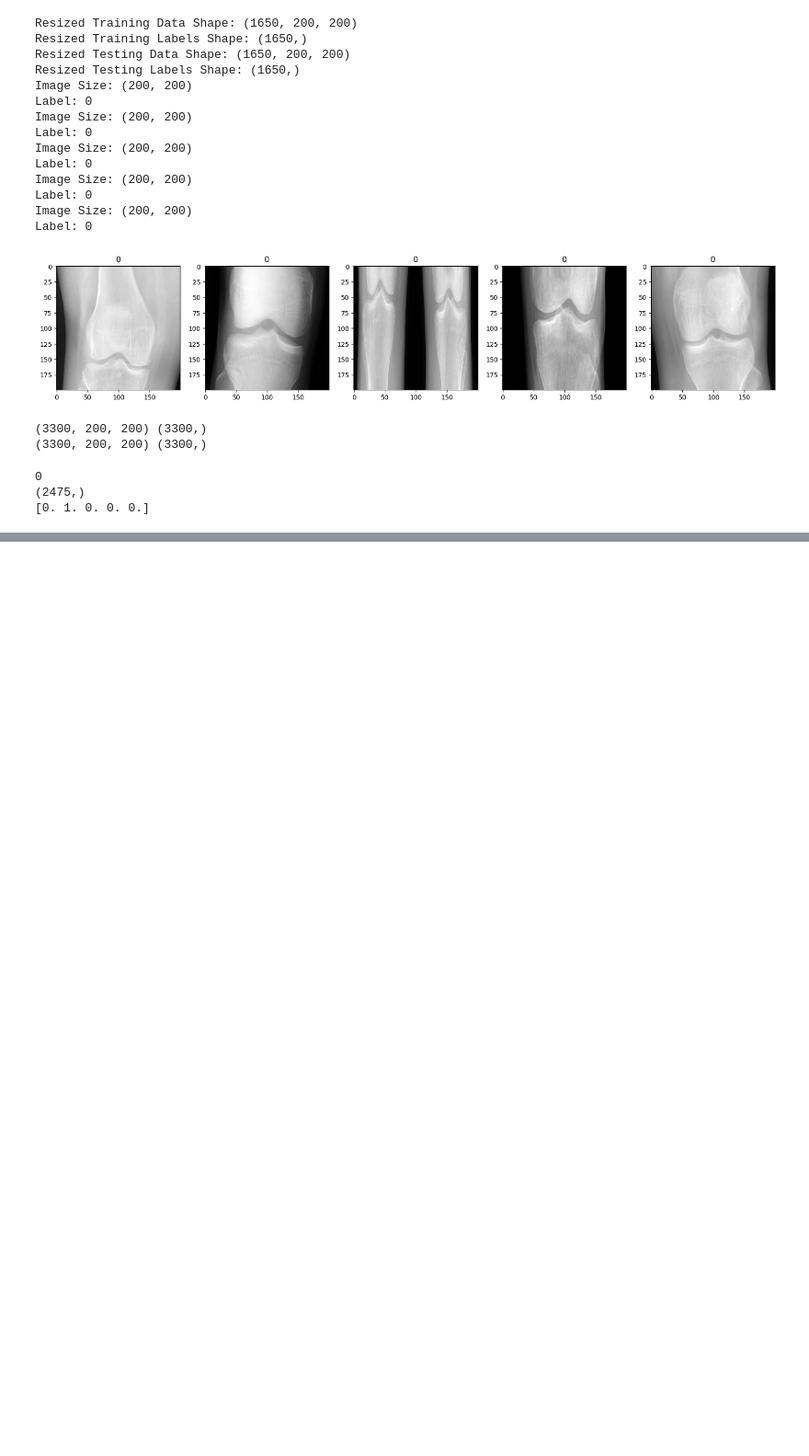
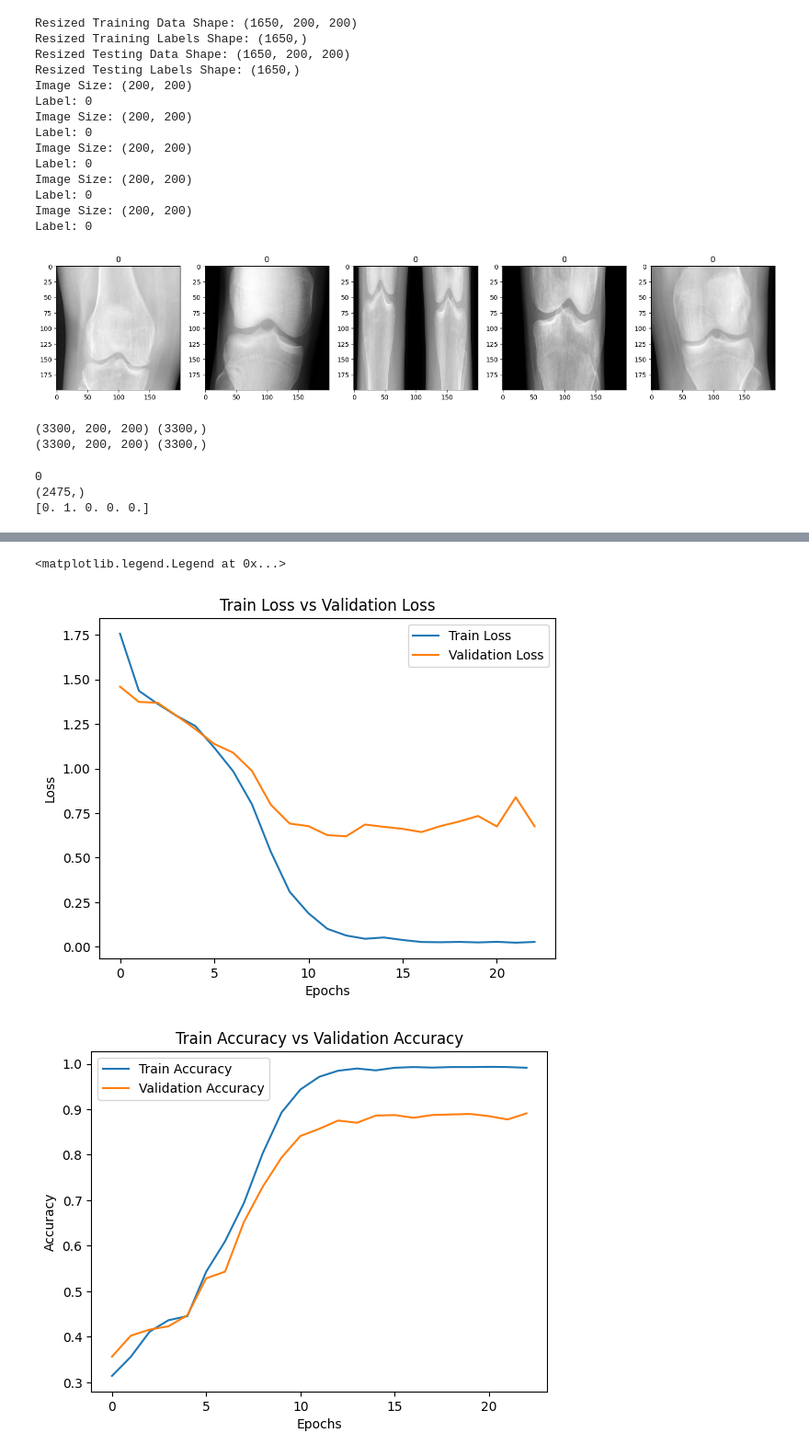
Before and after one commit to SharjeelAmin/AI-OsteoArthritis-severity-detector, a Jupyter notebook: CNNXrayNotebook7-4Copy copy.ipynb, the cells around one changed output, grey strips where cells are left out. Shown: that part at 92% size. Drawn from its saved outputs; the diff is of its cells as text; code cells hidden in the pictures; blank space fills up the shorter version.

```diff
--- a/CNNXrayNotebook7-4Copy copy.ipynb
+++ b/CNNXrayNotebook7-4Copy copy.ipynb
@@ -238,0 +257,20 @@ Epoch 19/150
+# %%
+#print graph of train and test loss and accuracy
+import pandas as pd
+
+df = pd.DataFrame(history.history)
+df[['loss', 'val_loss']].plot()
+plt.title('Train Loss vs Validation Loss')
+plt.xlabel('Epochs')
+plt.ylabel('Loss')
+plt.legend(['Train Loss', 'Validation Loss'])
+
+df[['accuracy', 'val_accuracy']].plot()
+plt.title('Train Accuracy vs Validation Accuracy')
+plt.xlabel('Epochs')
+plt.ylabel('Accuracy')
+plt.legend(['Train Accuracy', 'Validation Accuracy'])
+# %% [output]
+<matplotlib.legend.Legend at 0x...>
+[figure, added]
+[figure, added]
```
Also changed, not shown: parts of 7 cells of this notebook.
